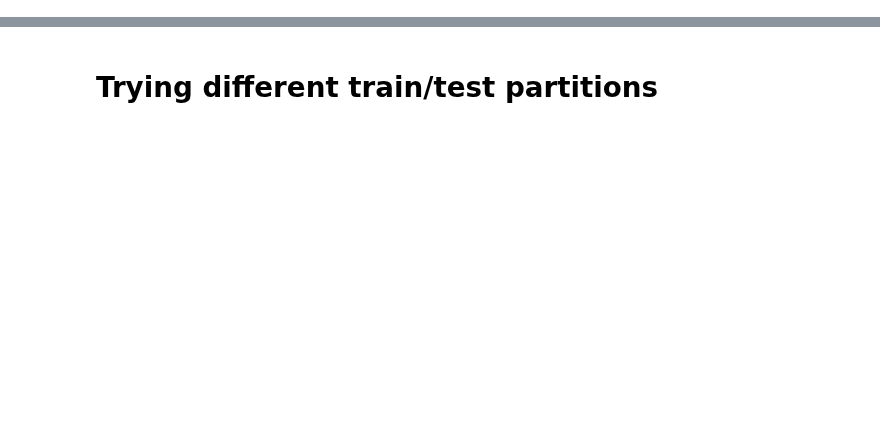
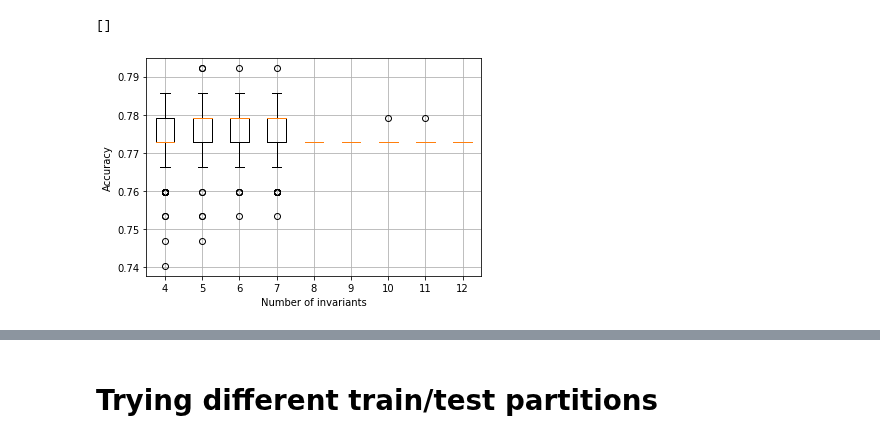
Before and after one commit to Vol0kin/LearningWithInvariants, a Jupyter notebook: SVM_Random_Hyperplanes_Refactor.ipynb, the cells around one changed output, grey strips where cells are left out. Drawn from its saved outputs; the diff is of its cells as text; code cells hidden in the pictures; blank space fills up the shorter version.

```diff
--- a/SVM_Random_Hyperplanes_Refactor.ipynb
+++ b/SVM_Random_Hyperplanes_Refactor.ipynb
@@ -140,7 +190,10 @@ plt.plot()
 # %%
-plt.boxplot(accuracies[3:], positions=range(4, 9))
+plt.boxplot(accuracies[3:], positions=range(4, 13))
 plt.grid()
 plt.xlabel('Number of invariants')
 plt.ylabel('Accuracy')
 plt.plot()
+# %% [output]
+[]
+[figure, added]
 # %%
```
Also changed, not shown: parts of 35 cells of this notebook, 2 other files.
